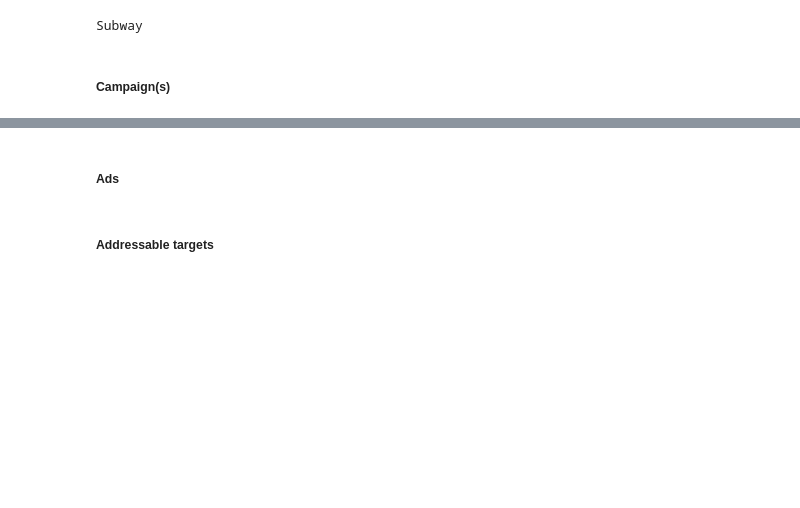
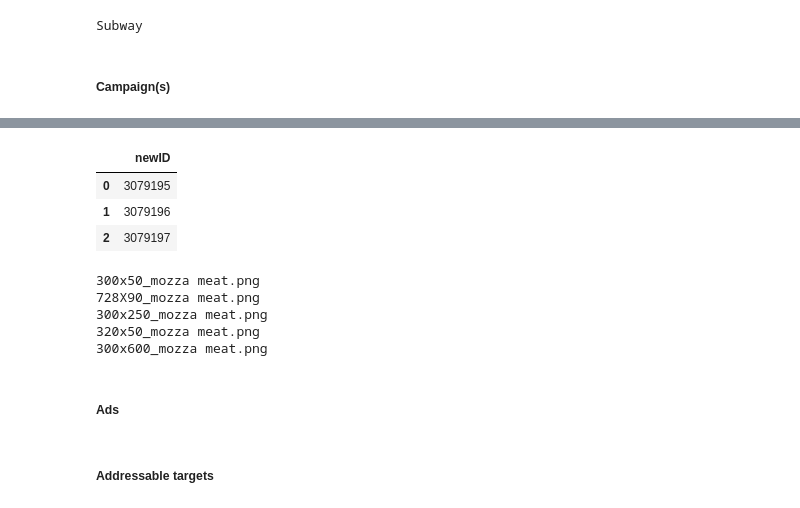
Before and after one commit to tbrownex/SteveRoss, a Jupyter notebook: API tester.ipynb, the cells around one changed output, grey strips where cells are left out. Saved outputs shown, nothing was run; the diff lists cells and outputs as text; code cells hidden in the pictures; blank space fills up the shorter version.

```diff
--- a/API tester.ipynb
+++ b/API tester.ipynb
@@ -87,7 +90,9 @@ payload = json.dumps(payload)
 #resp = activateCampaign(orgID, campaignID)
 # %%
 # Delete a Campaign
-'''IDs = [2968563, 2968565, 2968566, 2968567, 2968568]
+df = pd.read_csv('August 2022/newIDs.csv')
+IDs = df['newID']
+IDs = [3079173, 3079171, 3079170]
 for campaignID in IDs:
-    deleteCampaign(orgID, campaignID)'''
+    deleteCampaign(orgID, campaignID)
 # %% [output]
@@ -95,3 +110,22 @@ for campaignID in IDs:
+# %%
+df
+# %% [output]
+|  | newID |
+| 0 | 3079195 |
+| 1 | 3079196 |
+| 2 | 3079197 |
+# %%
+import os
+path = '/home/tbrownex/repos/SteveRoss/August 2022/images'
+files = os.listdir(path)
+for file in files:
+    print(file)
+# %% [output]
+300x50_mozza meat.png
+728X90_mozza meat.png
+300x250_mozza meat.png
+320x50_mozza meat.png
+300x600_mozza meat.png
 # %% [markdown]
 ##### Ads
 # %%
```
Also changed, not shown: parts of 8 cells of this notebook, 15 other files.
